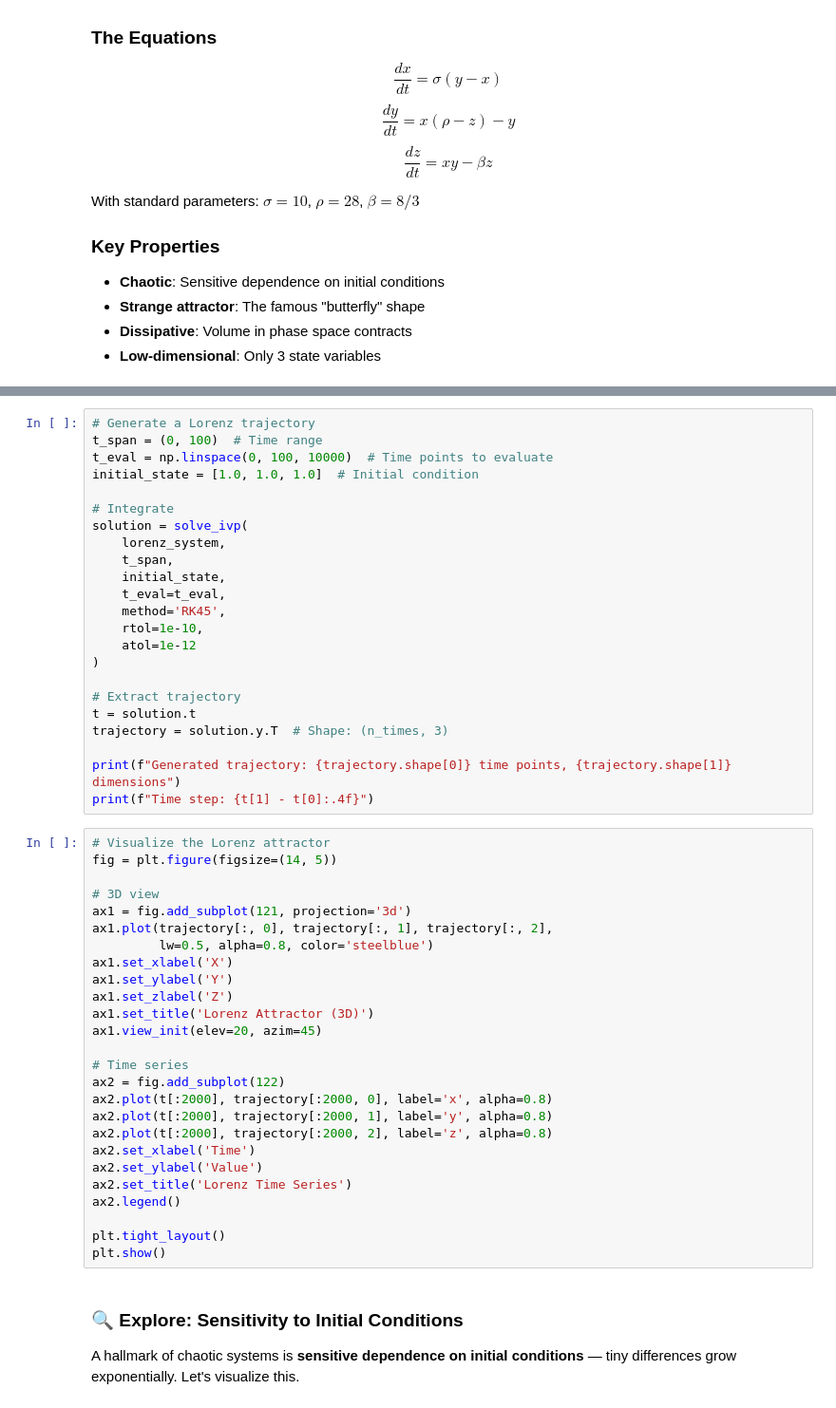
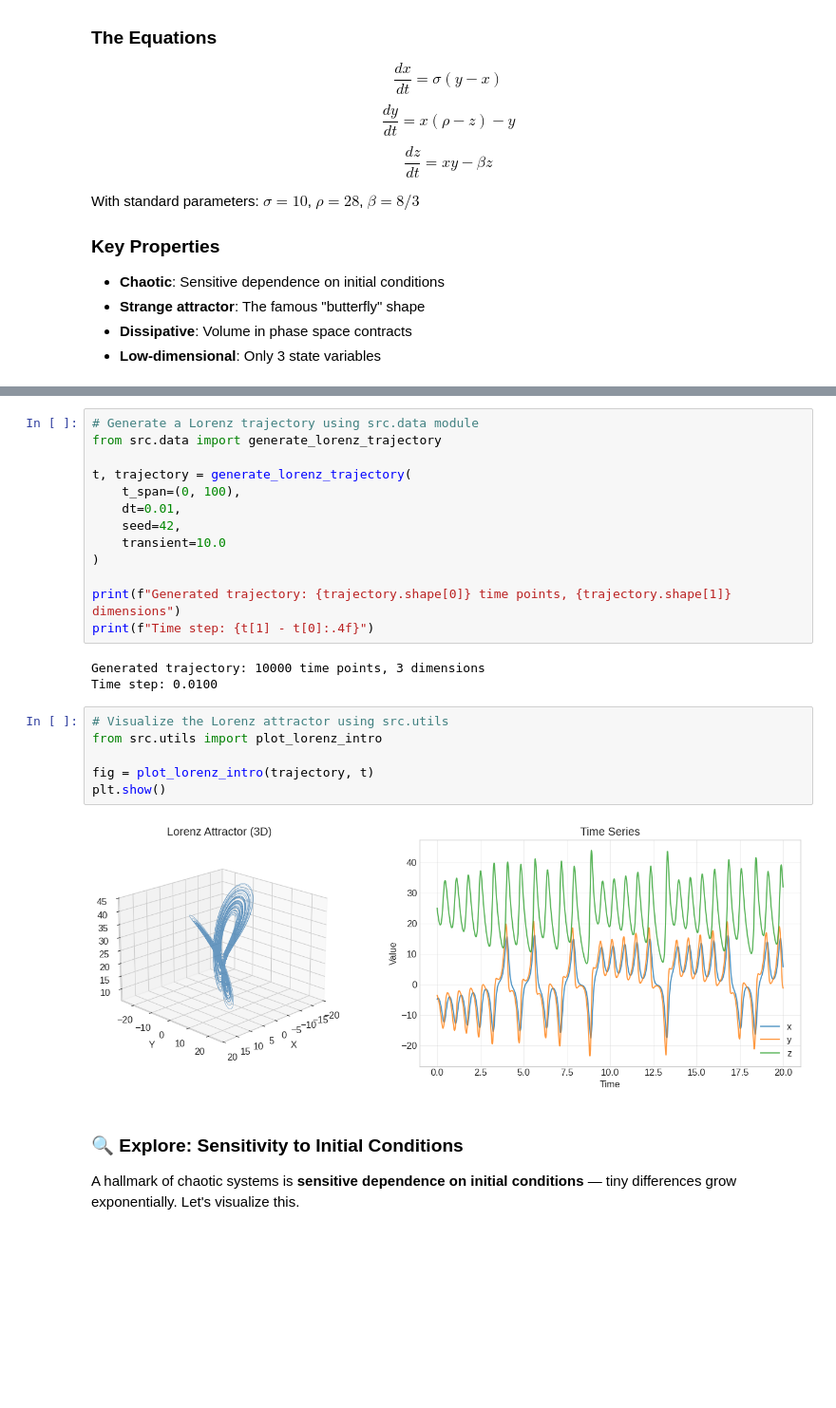
Before and after one commit to CNNC-Lab/RNNs-tutorial, a Jupyter notebook: notebooks/00_introduction.ipynb, the cells around one changed output, grey strips where cells are left out. Shown at 95% size. Drawn from its saved outputs; the diff is of its cells as text; blank space fills up the shorter version.

```diff
--- a/notebooks/00_introduction.ipynb
+++ b/notebooks/00_introduction.ipynb
@@ -137,52 +135,27 @@ def lorenz_system(t, state, sigma=10.0, rho=28.0, beta=8/3):
 # %%
-# Generate a Lorenz trajectory
-t_span = (0, 100)  # Time range
-t_eval = np.linspace(0, 100, 10000)  # Time points to evaluate
-initial_state = [1.0, 1.0, 1.0]  # Initial condition
+# Generate a Lorenz trajectory using src.data module
+from src.data import generate_lorenz_trajectory
 
-# Integrate
-solution = solve_ivp(
-    lorenz_system,
-    t_span,
-    initial_state,
-    t_eval=t_eval,
-    method='RK45',
-    rtol=1e-10,
-    atol=1e-12
+t, trajectory = generate_lorenz_trajectory(
+    t_span=(0, 100),
+    dt=0.01,
+    seed=42,
+    transient=10.0
 )
-
-# Extract trajectory
-t = solution.t
-trajectory = solution.y.T  # Shape: (n_times, 3)
 
 print(f"Generated trajectory: {trajectory.shape[0]} time points, {trajectory.shape[1]} dimensions")
 print(f"Time step: {t[1] - t[0]:.4f}")
+# %% [output]
+Generated trajectory: 10000 time points, 3 dimensions
+Time step: 0.0100
-# %%
-# Visualize the Lorenz attractor
-fig = plt.figure(figsize=(14, 5))
-
-# 3D view
-ax1 = fig.add_subplot(121, projection='3d')
-ax1.plot(trajectory[:, 0], trajectory[:, 1], trajectory[:, 2],
-         lw=0.5, alpha=0.8, color='steelblue')
-ax1.set_xlabel('X')
-ax1.set_ylabel('Y')
-ax1.set_zlabel('Z')
-ax1.set_title('Lorenz Attractor (3D)')
-ax1.view_init(elev=20, azim=45)
-
-# Time series
-ax2 = fig.add_subplot(122)
-ax2.plot(t[:2000], trajectory[:2000, 0], label='x', alpha=0.8)
-ax2.plot(t[:2000], trajectory[:2000, 1], label='y', alpha=0.8)
-ax2.plot(t[:2000], trajectory[:2000, 2], label='z', alpha=0.8)
-ax2.set_xlabel('Time')
-ax2.set_ylabel('Value')
-ax2.set_title('Lorenz Time Series')
-ax2.legend()
-
-plt.tight_layout()
-plt.show()
+# %%
+# Visualize the Lorenz attractor using src.utils
+from src.utils import plot_lorenz_intro
+
+fig = plot_lorenz_intro(trajectory, t)
+plt.show()
+# %% [output]
+[figure, added]
 # %% [markdown]
 ### 🔍 Explore: Sensitivity to Initial Conditions
 
```
Also changed, not shown: parts of 22 cells of this notebook, 12 other files.
